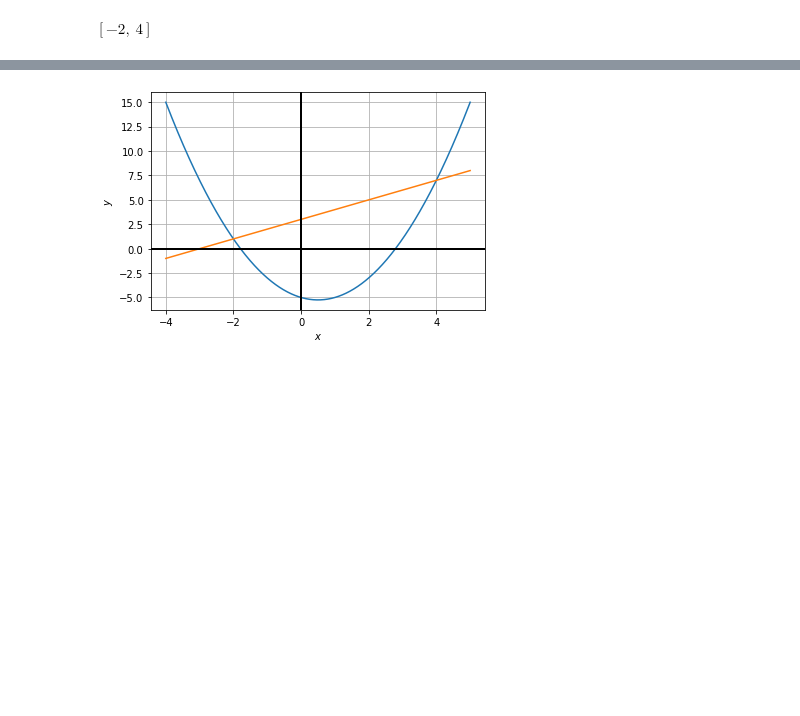
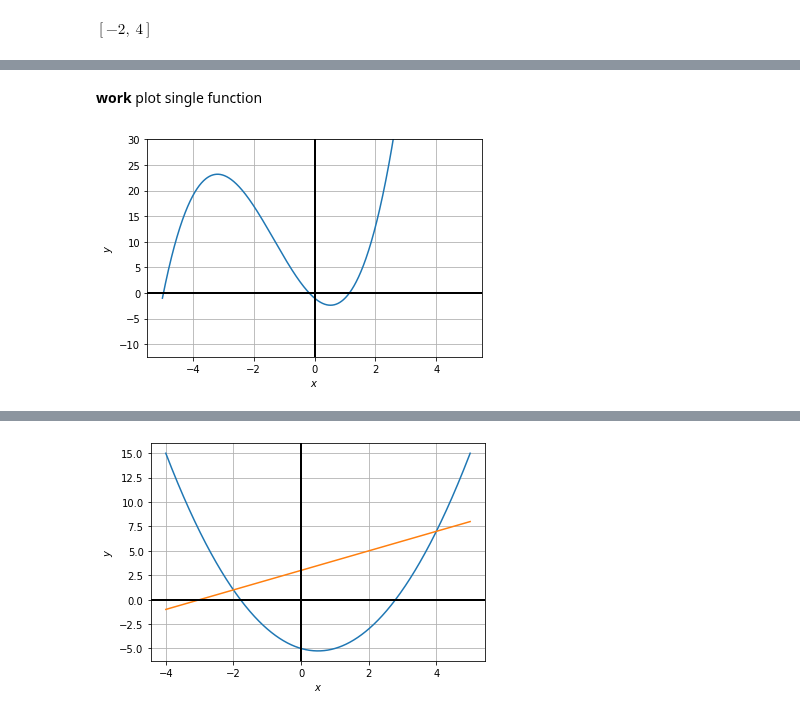
Before and after one commit to geraldwenzel/math_notebooks, a Jupyter notebook: math.ipynb, the cells around one changed output, grey strips where cells are left out. Saved outputs shown, nothing was run; the diff lists cells and outputs as text; code cells hidden in the pictures; blank space fills up the shorter version.

```diff
--- a/math.ipynb
+++ b/math.ipynb
@@ -11,0 +46,16 @@ $\displaystyle \left[ -2, \  4\right]$
+# %% [markdown]
+**work** plot single function
+# %%
+x_coords = np.linspace(-5, 5, 1000)
+y_coords = [x_coord**3 + 4*x_coord**2 - 5*x_coord - 1 for x_coord in x_coords]
+
+plt.plot(x_coords, y_coords)
+
+plt.axis(ymax=30)
+plt.grid()
+plt.xlabel('$x$')
+plt.ylabel('$y$')
+plt.axhline(0, color='black', lw=2)
+_=plt.axvline(0, color='black', lw=2)
+# %% [output]
+[figure, added]
```
Also changed, not shown: parts of 13 cells of this notebook.
